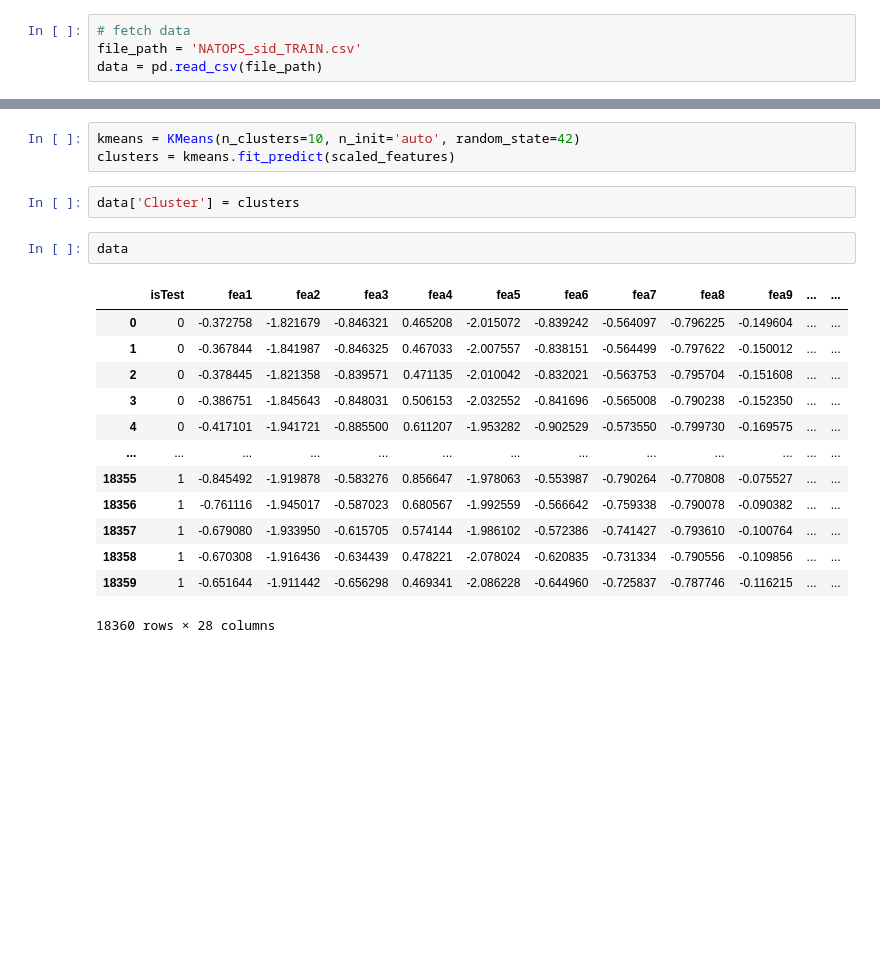
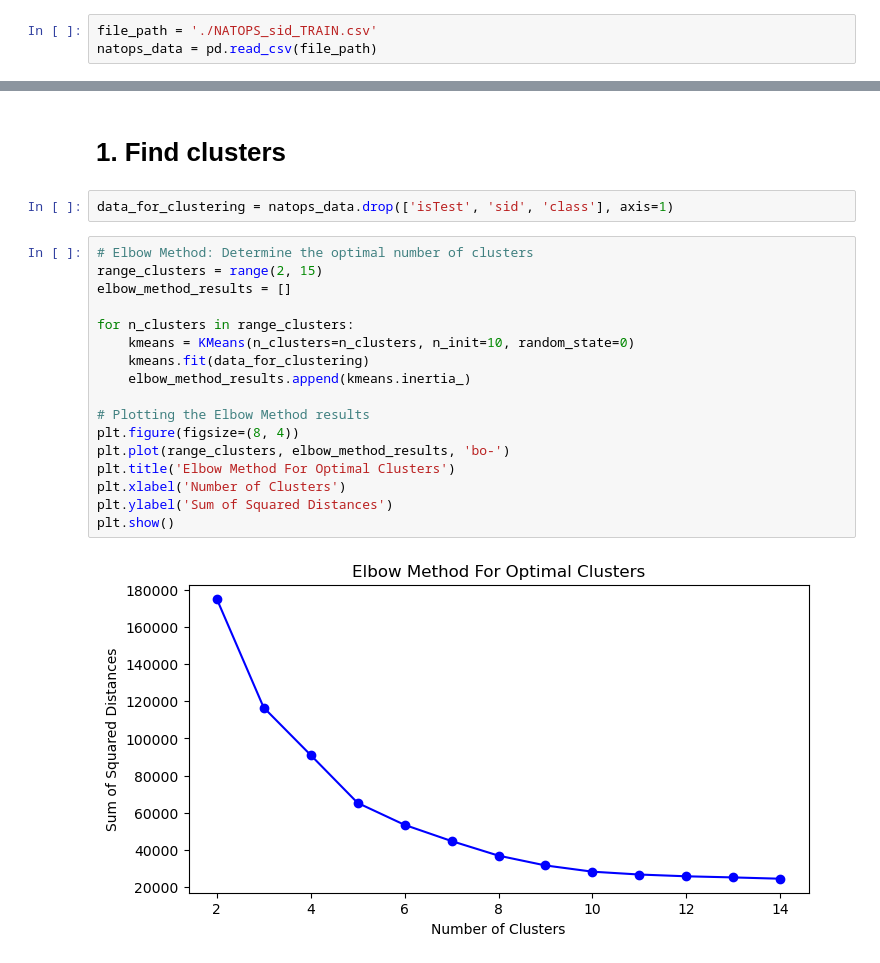
Before and after one commit to TaoLyn838/CS470-Team-10, a Jupyter notebook: phase2/phase2_team10.ipynb, the cells around one changed output, grey strips where cells are left out. Cells and saved outputs as stored; diff of their text form; blank space fills up the shorter version.

```diff
--- a/phase2/phase2_team10.ipynb
+++ b/phase2/phase2_team10.ipynb
@@ -7,4 +6,3 @@ from sklearn.decomposition import PCA
 # %%
-# fetch data
-file_path = 'NATOPS_sid_TRAIN.csv'
-data = pd.read_csv(file_path)
+file_path = './NATOPS_sid_TRAIN.csv'
+natops_data = pd.read_csv(file_path)
@@ -32,21 +9,23 @@ scaled_features = scaler.fit_transform(data[feature_columns])
-# %%
-kmeans = KMeans(n_clusters=10, n_init='auto', random_state=42)
-clusters = kmeans.fit_predict(scaled_features)
-# %%
-data['Cluster'] = clusters
-# %%
-data
-# %% [output]
-|  | isTest | fea1 | fea2 | fea3 | fea4 | fea5 | fea6 | fea7 | fea8 | fea9 | ... | ... |
-| 0 | 0 | -0.372758 | -1.821679 | -0.846321 | 0.465208 | -2.015072 | -0.839242 | -0.564097 | -0.796225 | -0.149604 | ... | ... |
-| 1 | 0 | -0.367844 | -1.841987 | -0.846325 | 0.467033 | -2.007557 | -0.838151 | -0.564499 | -0.797622 | -0.150012 | ... | ... |
-| 2 | 0 | -0.378445 | -1.821358 | -0.839571 | 0.471135 | -2.010042 | -0.832021 | -0.563753 | -0.795704 | -0.151608 | ... | ... |
-| 3 | 0 | -0.386751 | -1.845643 | -0.848031 | 0.506153 | -2.032552 | -0.841696 | -0.565008 | -0.790238 | -0.152350 | ... | ... |
-| 4 | 0 | -0.417101 | -1.941721 | -0.885500 | 0.611207 | -1.953282 | -0.902529 | -0.573550 | -0.799730 | -0.169575 | ... | ... |
-| ... | ... | ... | ... | ... | ... | ... | ... | ... | ... | ... | ... | ... |
-| 18355 | 1 | -0.845492 | -1.919878 | -0.583276 | 0.856647 | -1.978063 | -0.553987 | -0.790264 | -0.770808 | -0.075527 | ... | ... |
-| 18356 | 1 | -0.761116 | -1.945017 | -0.587023 | 0.680567 | -1.992559 | -0.566642 | -0.759338 | -0.790078 | -0.090382 | ... | ... |
-| 18357 | 1 | -0.679080 | -1.933950 | -0.615705 | 0.574144 | -1.986102 | -0.572386 | -0.741427 | -0.793610 | -0.100764 | ... | ... |
-| 18358 | 1 | -0.670308 | -1.916436 | -0.634439 | 0.478221 | -2.078024 | -0.620835 | -0.731334 | -0.790556 | -0.109856 | ... | ... |
-| 18359 | 1 | -0.651644 | -1.911442 | -0.656298 | 0.469341 | -2.086228 | -0.644960 | -0.725837 | -0.787746 | -0.116215 | ... | ... |
-18360 rows × 28 columns
+# %% [markdown]
+# 1. Find clusters
+# %%
+data_for_clustering = natops_data.drop(['isTest', 'sid', 'class'], axis=1)
+# %%
+# Elbow Method: Determine the optimal number of clusters
+range_clusters = range(2, 15)
+elbow_method_results = []
+
+for n_clusters in range_clusters:
+    kmeans = KMeans(n_clusters=n_clusters, n_init=10, random_state=0)
+    kmeans.fit(data_for_clustering)
+    elbow_method_results.append(kmeans.inertia_)
+
+# Plotting the Elbow Method results
+plt.figure(figsize=(8, 4))
+plt.plot(range_clusters, elbow_method_results, 'bo-')
+plt.title('Elbow Method For Optimal Clusters')
+plt.xlabel('Number of Clusters')
+plt.ylabel('Sum of Squared Distances')
+plt.show()
+# %% [output]
+[figure, added]
```
Also changed, not shown: parts of 11 cells of this notebook, 4 other files.
